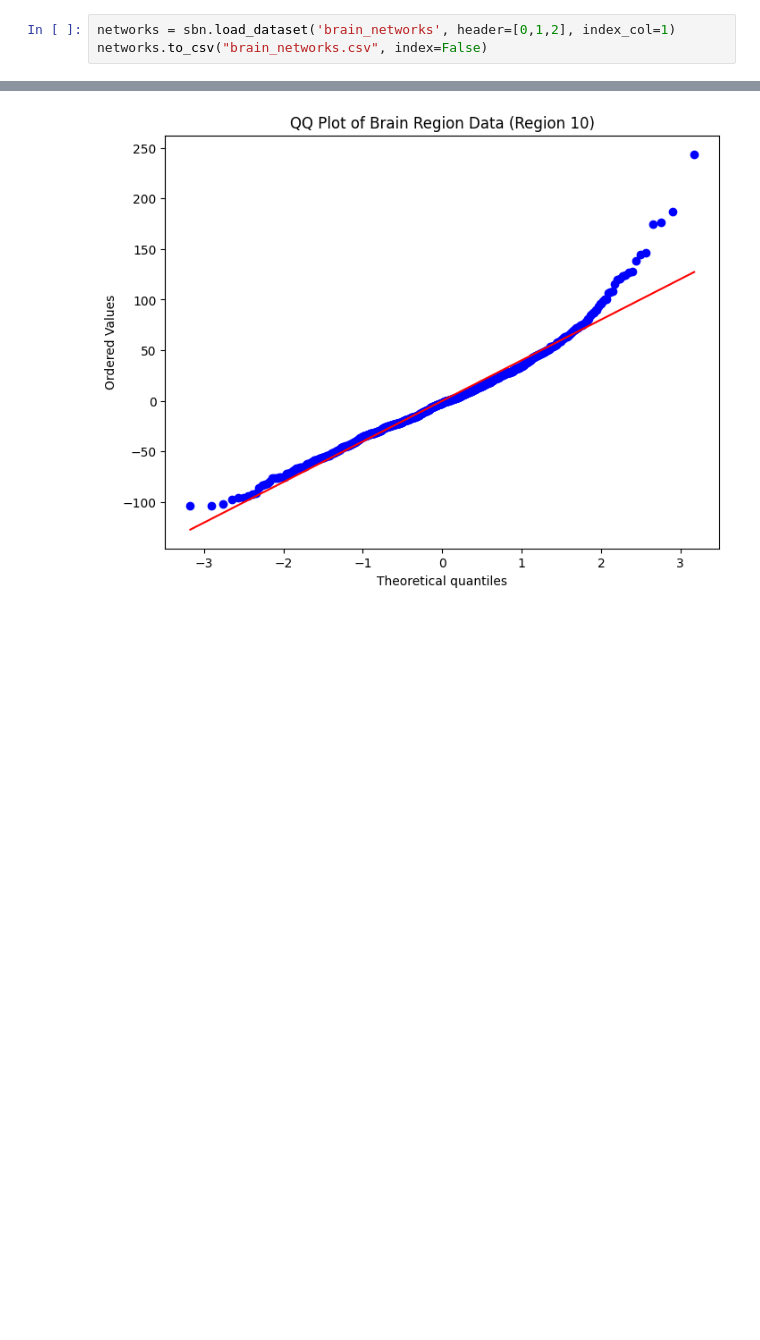
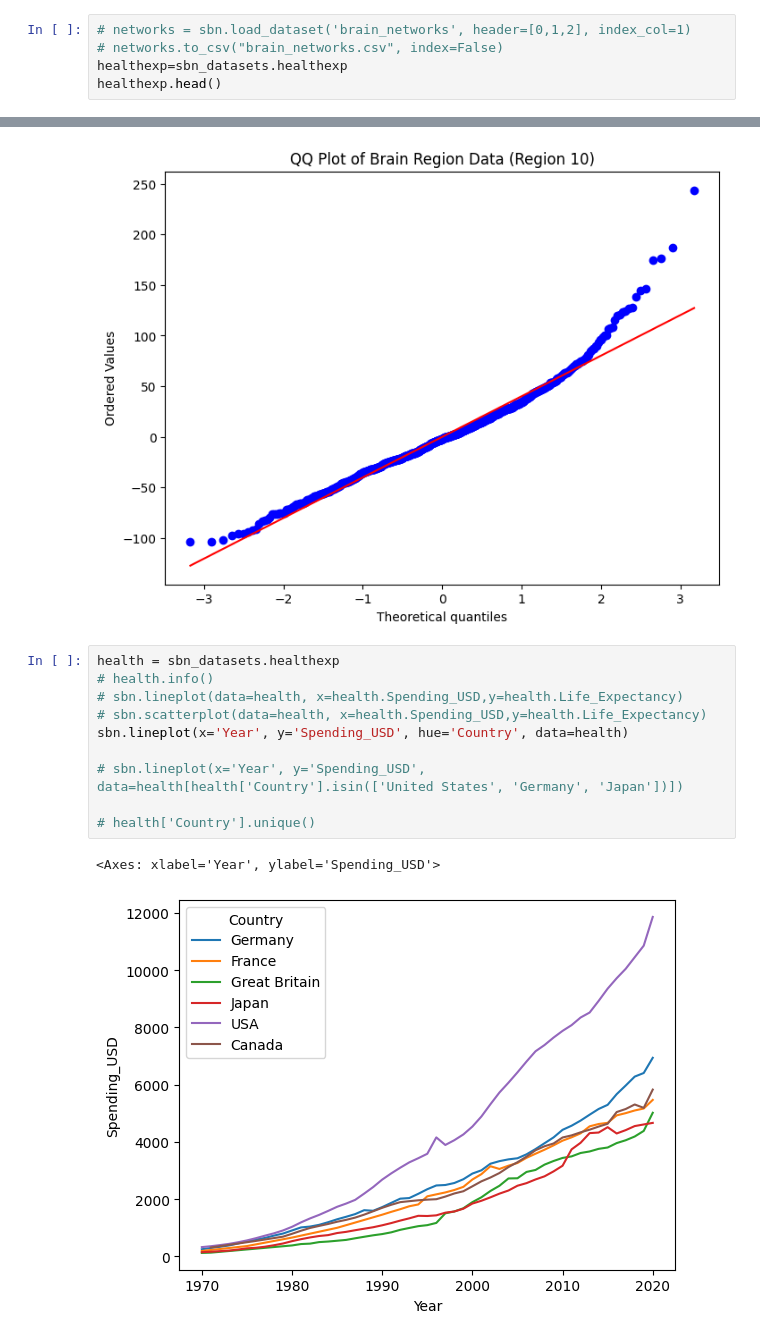
Before and after one commit to svgoudar/data_science_tutorial, a Jupyter notebook: Data_visualization.ipynb, the cells around one changed output, grey strips where cells are left out. Cells and saved outputs as stored; diff of their text form; blank space fills up the shorter version.

```diff
--- a/Data_visualization.ipynb
+++ b/Data_visualization.ipynb
@@ -104,5 +104,7 @@ networks.head()
 | -2.527392 | 4 | -63.104668 | -13.814151 | -15.837989 | -45.216927 | 3.483550 | -62.613335 | -49.076508 | 18.396759 | 3.219077 | ... | ... |
 5 rows × 62 columns
 # %%
-networks = sbn.load_dataset('brain_networks', header=[0,1,2], index_col=1)
-networks.to_csv("brain_networks.csv", index=False)
+# networks = sbn.load_dataset('brain_networks', header=[0,1,2], index_col=1)
+# networks.to_csv("brain_networks.csv", index=False)
+healthexp=sbn_datasets.healthexp
+healthexp.head()
@@ -183,3 +192,16 @@ plt.title('QQ Plot of Brain Region Data (Region 10)')
 plt.show()
 # %% [output]
 [figure]
+# %%
+health = sbn_datasets.healthexp
+# health.info()
+# sbn.lineplot(data=health, x=health.Spending_USD,y=health.Life_Expectancy)
+# sbn.scatterplot(data=health, x=health.Spending_USD,y=health.Life_Expectancy)
+sbn.lineplot(x='Year', y='Spending_USD', hue='Country', data=health)
+
+# sbn.lineplot(x='Year', y='Spending_USD', data=health[health['Country'].isin(['United States', 'Germany', 'Japan'])])
+
+# health['Country'].unique()
+# %% [output]
+<Axes: xlabel='Year', ylabel='Spending_USD'>
+[figure, added]
```
Also changed, not shown: parts of 19 cells of this notebook.
